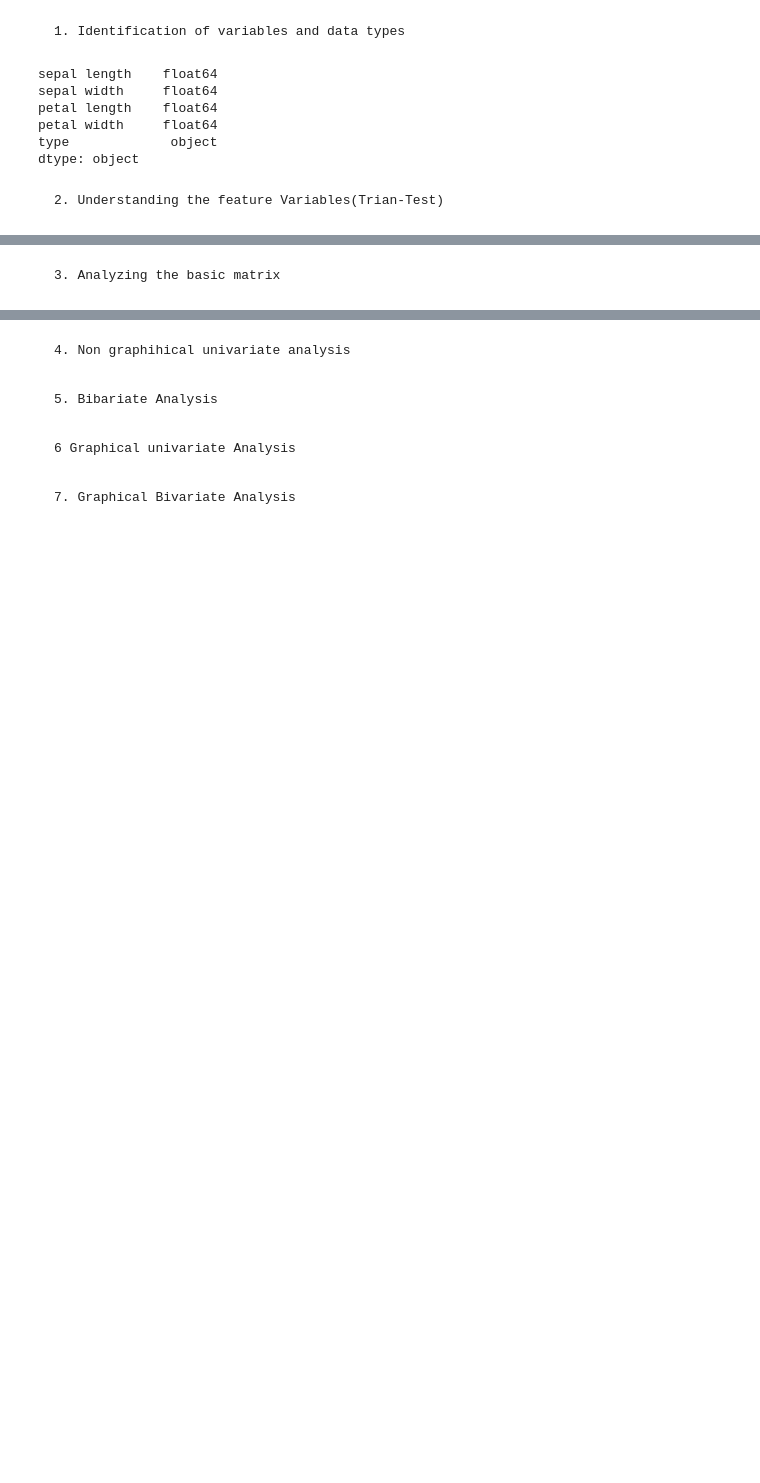
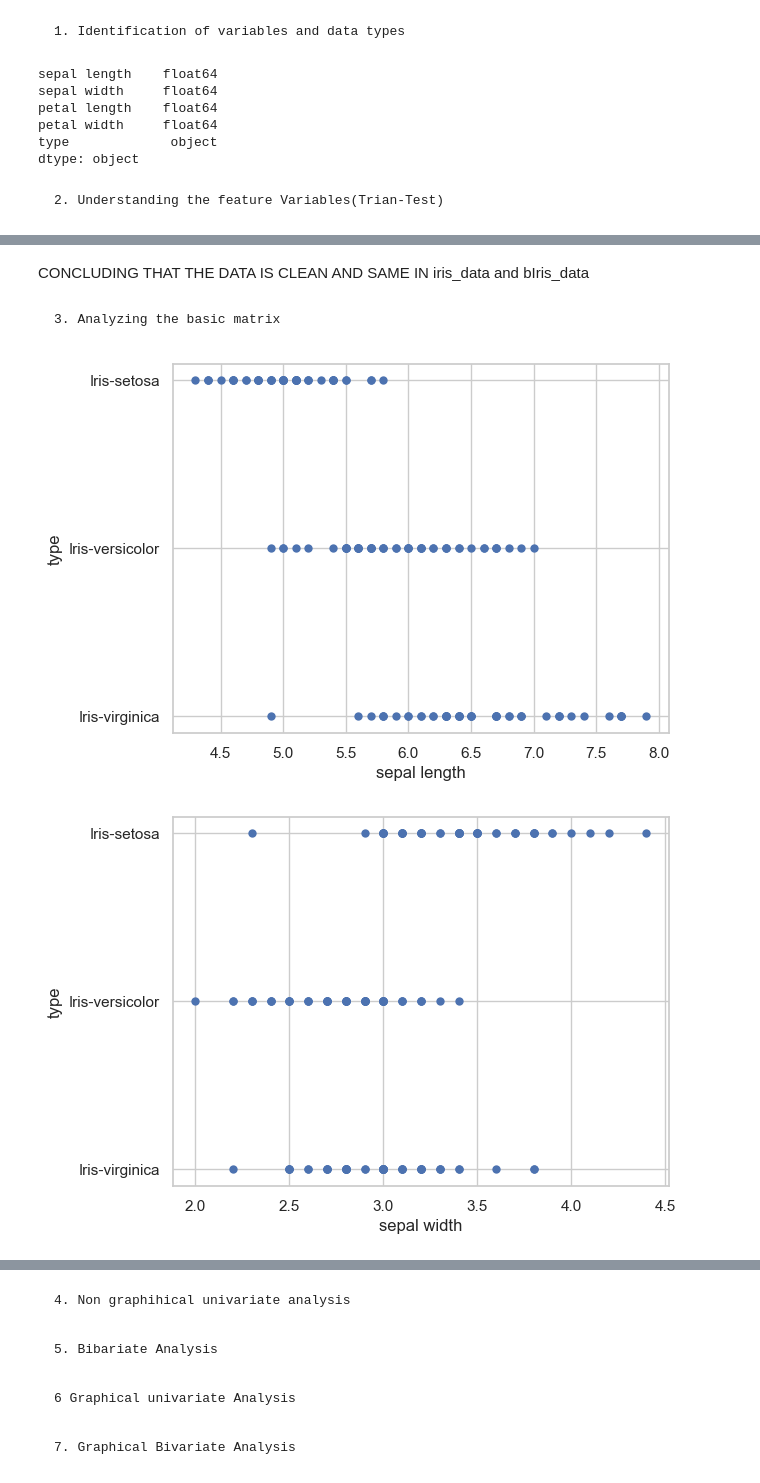
Before and after one commit to ARPIT2128/LGMVIP--DataScience-Iris-flower-classification-ML-1, a Jupyter notebook: IRIS CLASSIFICATION.ipynb, the cells around one changed output, grey strips where cells are left out. Cells and saved outputs as stored; diff of their text form; code cells hidden in the pictures; blank space fills up the shorter version.

```diff
--- a/IRIS CLASSIFICATION.ipynb
+++ b/IRIS CLASSIFICATION.ipynb
@@ -40,2 +77,41 @@ dtype: object
+# %% [markdown]
+CONCLUDING THAT THE DATA IS CLEAN AND SAME IN iris_data and bIris_data
 # %% [markdown]
     3. Analyzing the basic matrix
+# %%
+import seaborn as sns
+import matplotlib.pyplot as plt
+
+sns.set_theme(style="whitegrid")
+
+# Load the example diamonds dataset
+df= iris_data
+
+# Draw a scatter plot while assigning point colors and sizes to different
+# variables in the dataset
+
+sns.despine(f, left=True, bottom=True)
+
+sns.scatterplot(x=df["sepal length"], y=df["type"],
+                palette="ch:r=-.2,d=.3_r",
+                sizes=(1, 8), linewidth=0,
+                data=df)
+plt.show()
+sns.scatterplot(x=df["sepal width"], y=df["type"],
+                palette="ch:r=-.2,d=.3_r",
+                sizes=(1, 8), linewidth=0,
+                data=df)
+plt.show()
+sns.scatterplot(x=df["petal length"], y=df["type"],
+                palette="ch:r=-.2,d=.3_r",
+                sizes=(1, 8), linewidth=0,
+                data=df)
+plt.show()
+sns.scatterplot(x=df["petal length"], y=df["type"],
+                palette="ch:r=-.2,d=.3_r",
+                sizes=(1, 8), linewidth=0,
+                data=df)
+plt.show()
+# %% [output]
+[figure, added]
+[figure, added]
```
Also changed, not shown: parts of 7 cells of this notebook.
